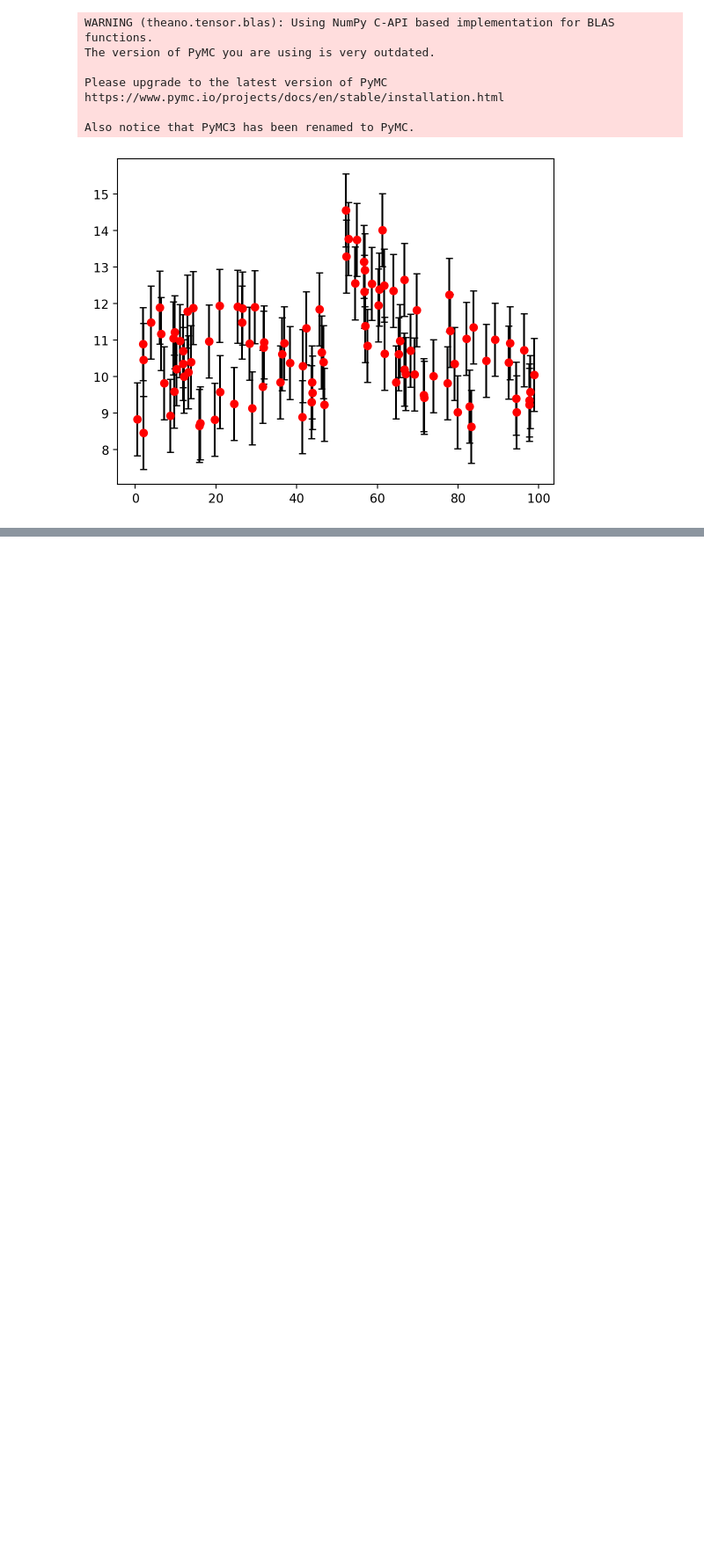
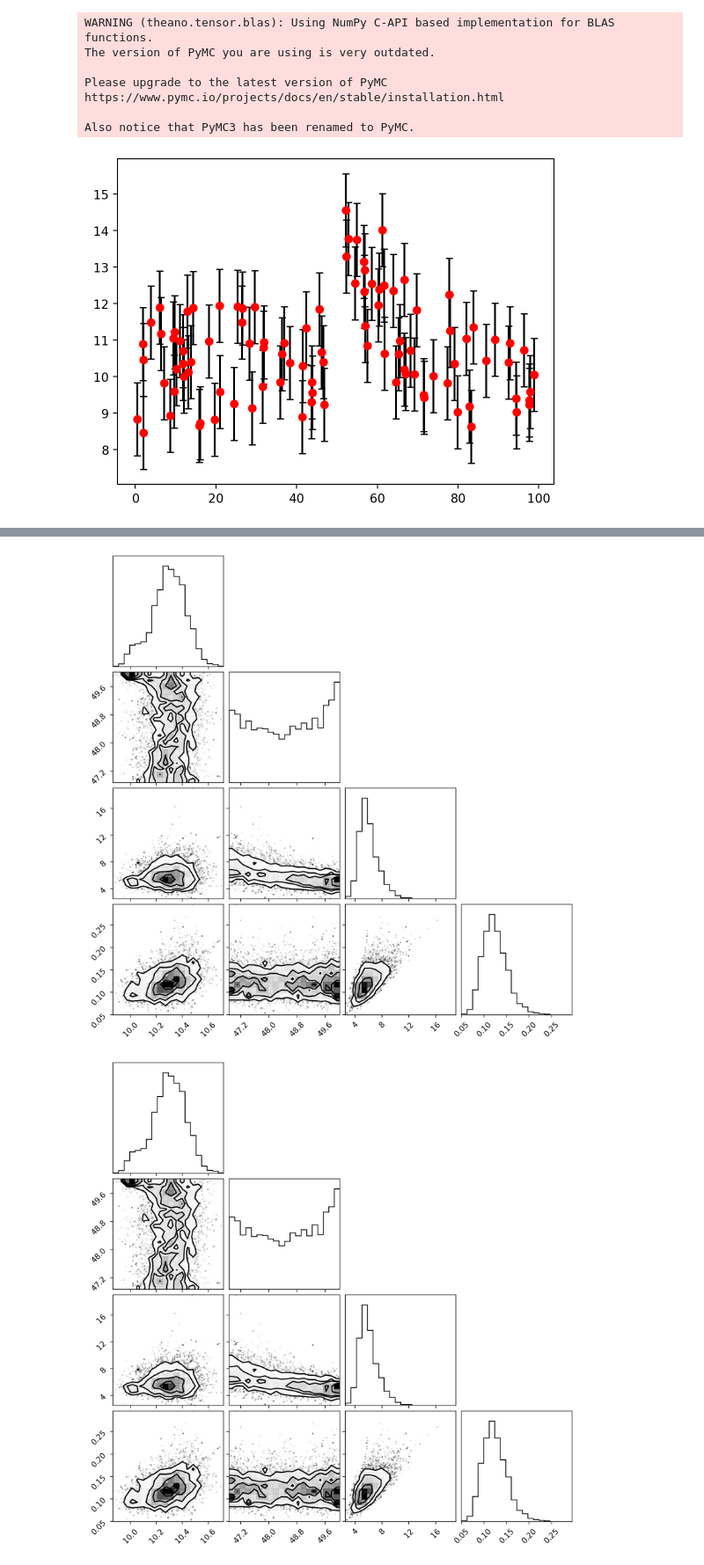
Before and after one commit to Matthew01-crypto/astrostatistics_bicocca_2025, a Jupyter notebook: lectures/Executives/Emcee training (L11).ipynb, the cells around one changed output, grey strips where cells are left out. Shown at 88% size. Saved outputs shown, nothing was run; the diff lists cells and outputs as text; code cells hidden in the pictures; blank space fills up the shorter version.

```diff
--- a/lectures/Executives/Emcee training (L11).ipynb
+++ b/lectures/Executives/Emcee training (L11).ipynb
@@ -199,0 +189,6 @@ Acceptance fraction: 0.5367999999999999
+# %%
+import corner
+corner.corner(samples)
+# %% [output]
+[figure, added]
+[figure, added]
```
Also changed, not shown: parts of 12 cells of this notebook, 2 other files.
